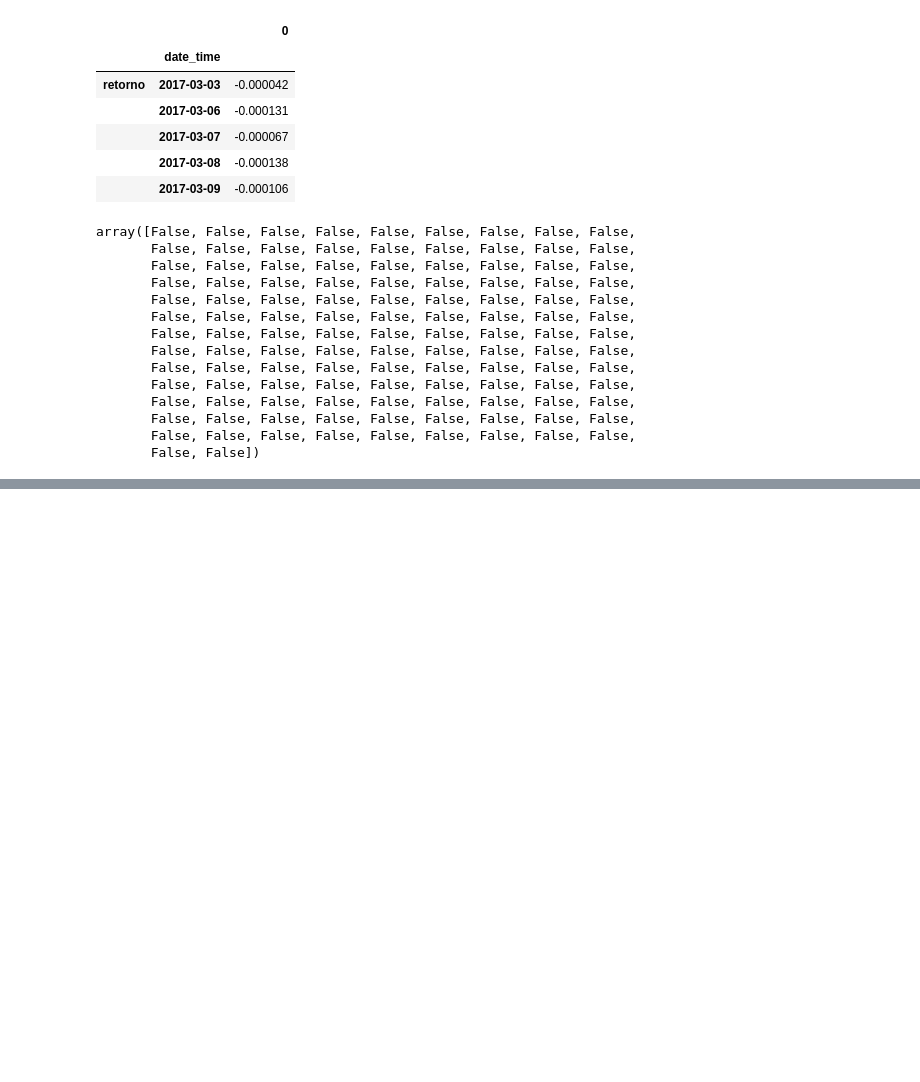
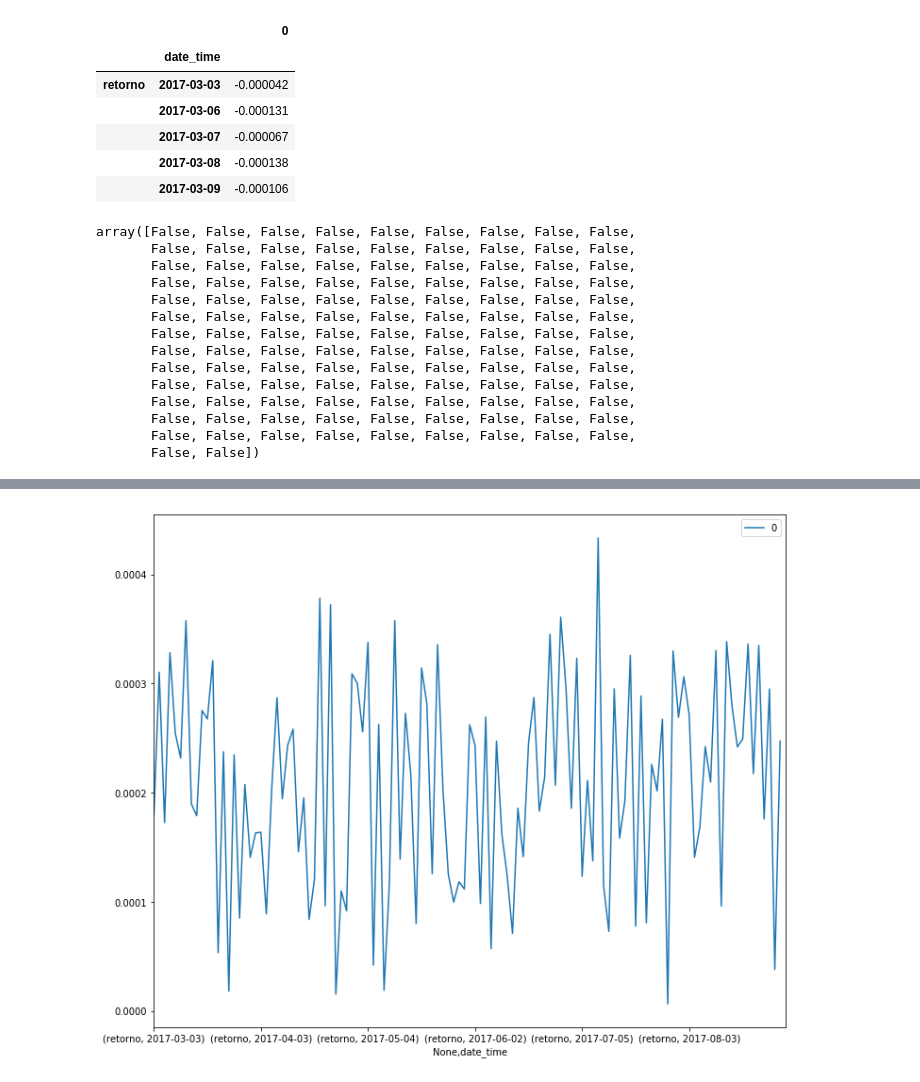
Before and after one commit to nromerodiaz/MarketQualityParams, a Jupyter notebook: JumpStatistic.ipynb, the cells around one changed output, grey strips where cells are left out. Cells and saved outputs as stored; diff of their text form; code cells hidden in the pictures; blank space fills up the shorter version.

```diff
--- a/JumpStatistic.ipynb
+++ b/JumpStatistic.ipynb
@@ -54,6 +54,9 @@ $$BV_{t+1}(\delta) = \mu_1^{-2} \sum_{j=2}^{1/\delta}|r_{t+j\delta, \delta}||r_{
 
 def BV(stockdailyret):
 
+    ###########################3
+    stockdailyret = stockdailyret.values
+    ###########################3
     mu1  = np.sqrt(2/np.pi)
     sums = 0
     for i in range(1,len(stockdailyret)):
@@ -290,0 +314,5 @@ array([False, False, False, False, False, False, False, False, False,
+# %%
+bipower_var.plot(figsize=(12, 10))
+plt.show()
+# %% [output]
+[figure, added]
```
Also changed, not shown: parts of 9 cells of this notebook.
